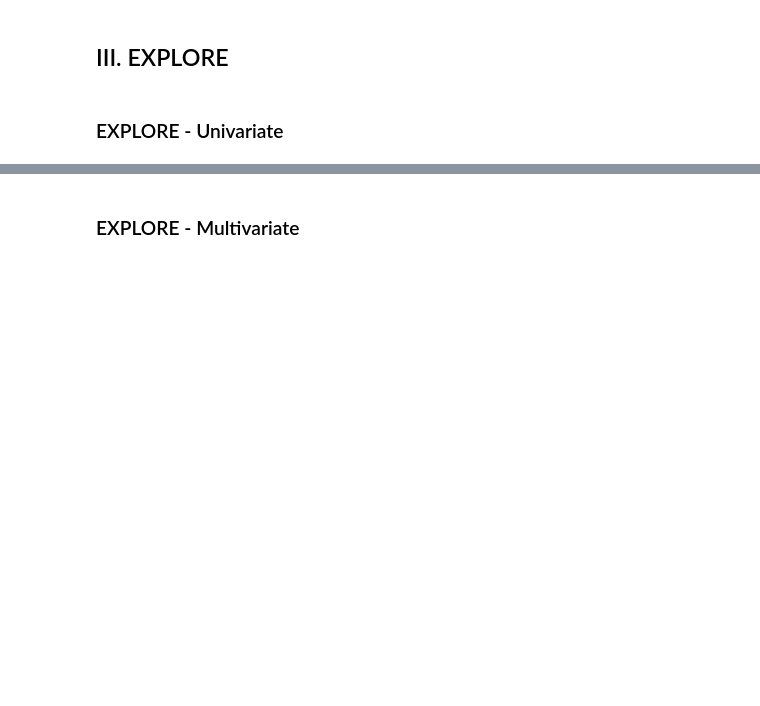
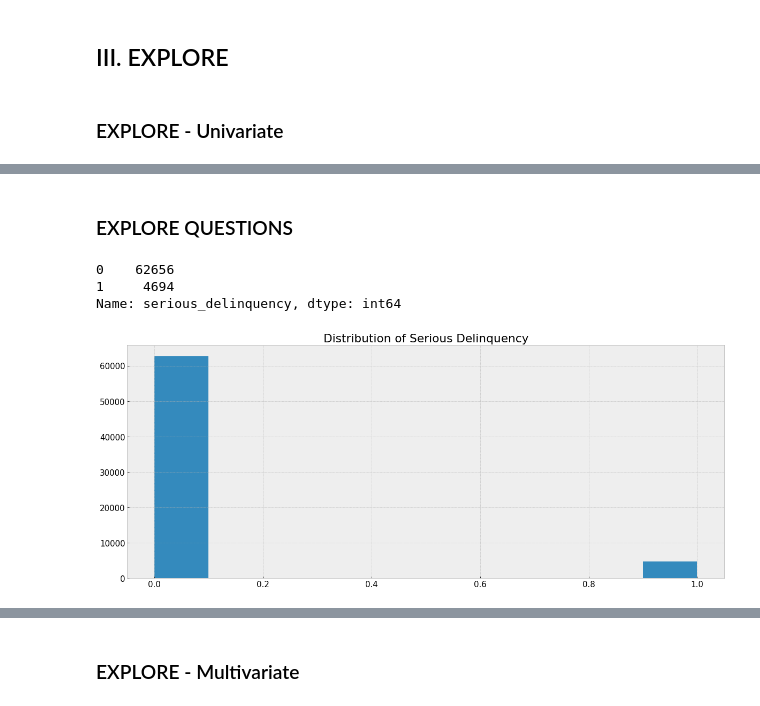
Before and after one commit to rachelrobbinsmayhill/Personal-Project, a Jupyter notebook: work.ipynb, the cells around one changed output, grey strips where cells are left out. Saved outputs shown, nothing was run; the diff lists cells and outputs as text; code cells hidden in the pictures; blank space fills up the shorter version.

Commit message:
Added Explore

```diff
--- a/work.ipynb
+++ b/work.ipynb
@@ -42,0 +166,13 @@ warnings.filterwarnings('ignore')
+# %% [markdown]
+### EXPLORE QUESTIONS
+# %%
+# View distribution of target variable: serious_delinquency
+print(train.serious_delinquency.value_counts())
+plt.title("Distribution of Serious Delinquency")
+train.serious_delinquency.hist()
+plt.show()
+# %% [output]
+0    62656
+1     4694
+Name: serious_delinquency, dtype: int64
+[figure, added]
```
Also changed, not shown: parts of 39 cells of this notebook.
